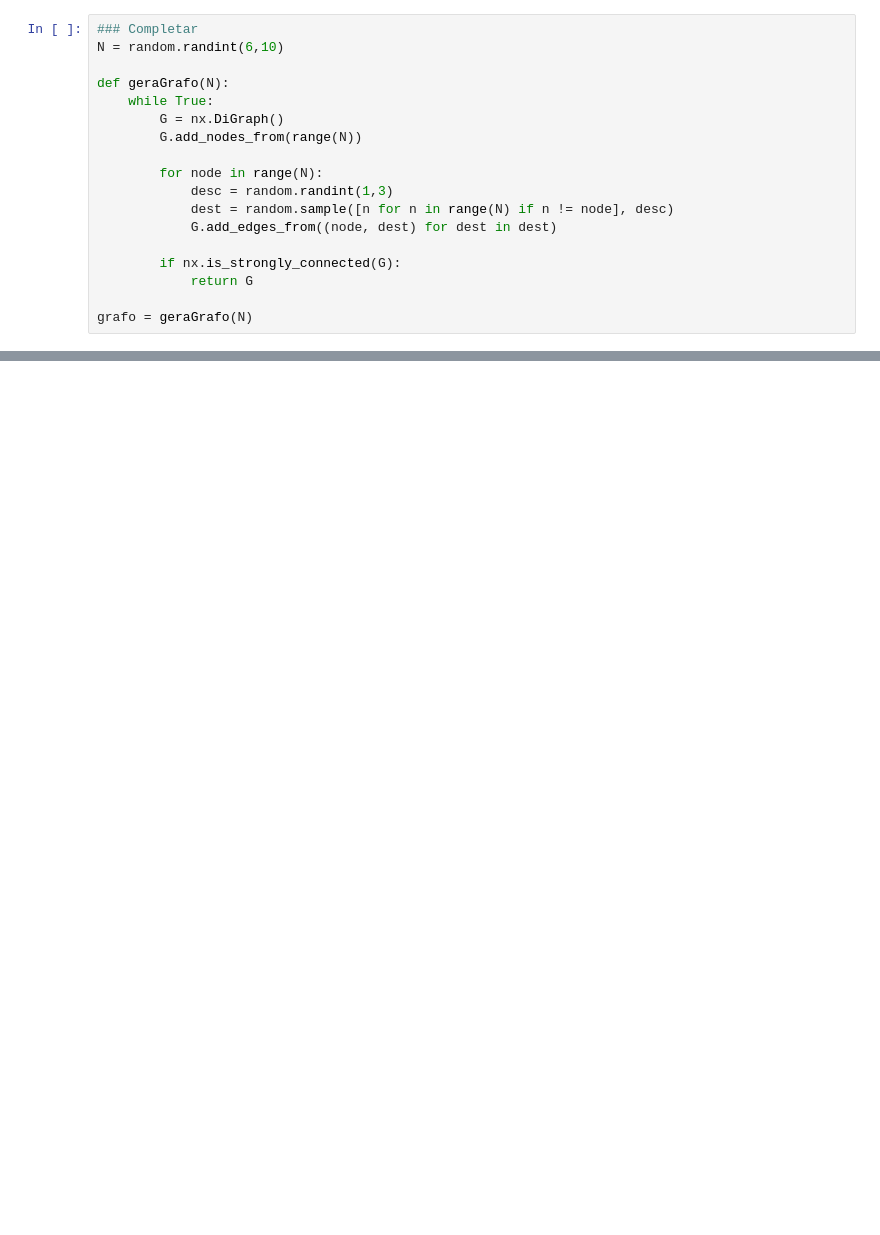
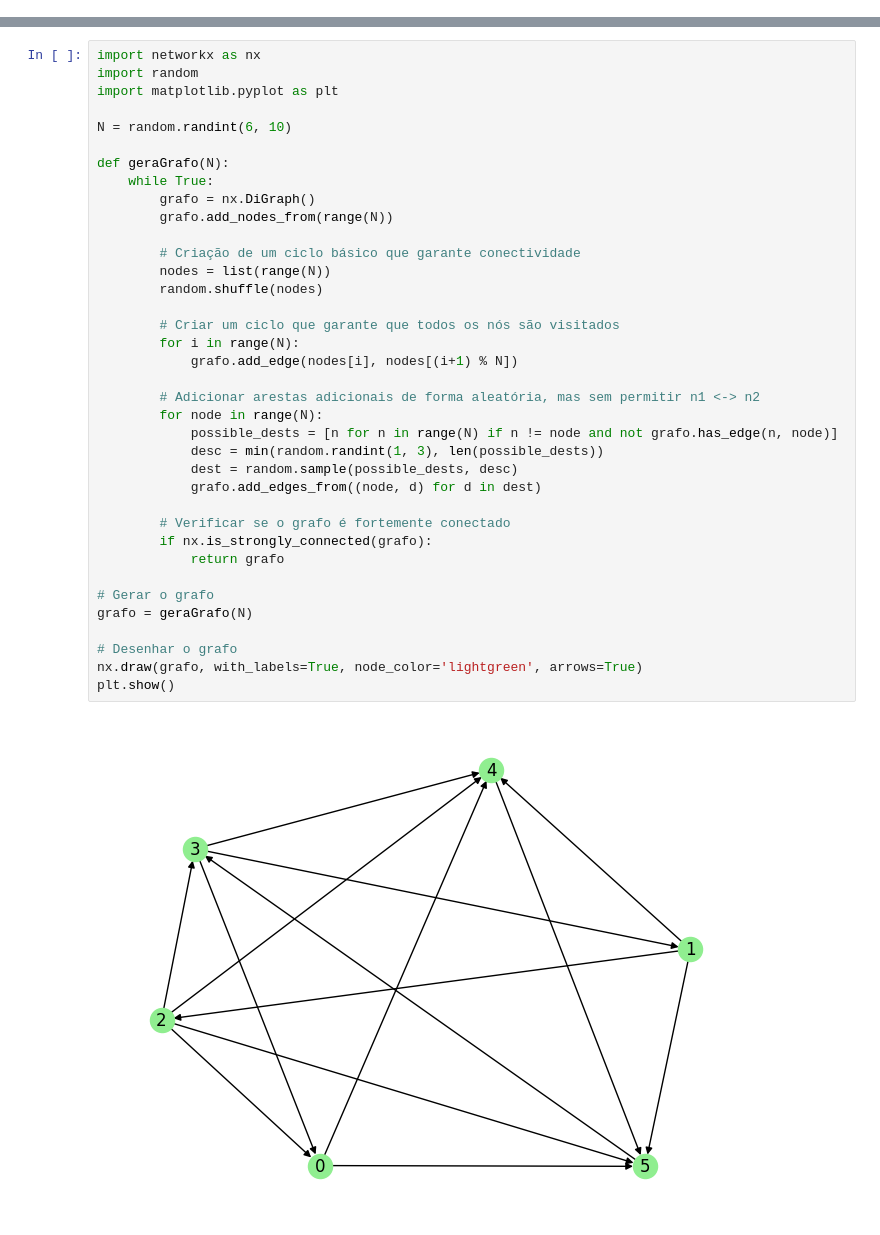
Before and after one commit to 27Nizzo/Logica-Comp.-TP-s, a Jupyter notebook: tp1pt2.ipynb, the cells around one changed output, grey strips where cells are left out. Drawn from its saved outputs; the diff is of its cells as text; blank space fills up the shorter version.

```diff
--- a/tp1pt2.ipynb
+++ b/tp1pt2.ipynb
@@ -26,18 +40,0 @@ import random
-# %%
-### Completar
-N = random.randint(6,10)
-
-def geraGrafo(N):
-    while True:
-        G = nx.DiGraph()
-        G.add_nodes_from(range(N))
-
-        for node in range(N):
-            desc = random.randint(1,3)
-            dest = random.sample([n for n in range(N) if n != node], desc)
-            G.add_edges_from((node, dest) for dest in dest)
-
-        if nx.is_strongly_connected(G):
-            return G
-
-grafo = geraGrafo(N)
@@ -81,0 +41,39 @@ plt.show()
+# %%
+import networkx as nx
+import random
+import matplotlib.pyplot as plt
+
+N = random.randint(6, 10)
+
+def geraGrafo(N):
+    while True:
+        grafo = nx.DiGraph()
+        grafo.add_nodes_from(range(N))
+
+        # Criação de um ciclo básico que garante conectividade
+        nodes = list(range(N))
+        random.shuffle(nodes)
+
+        # Criar um ciclo que garante que todos os nós são visitados
+        for i in range(N):
+            grafo.add_edge(nodes[i], nodes[(i+1) % N])
+
+        # Adicionar arestas adicionais de forma aleatória, mas sem permitir n1 <-> n2
+        for node in range(N):
+            possible_dests = [n for n in range(N) if n != node and not grafo.has_edge(n, node)]
+            desc = min(random.randint(1, 3), len(possible_dests))
+            dest = random.sample(possible_dests, desc)
+            grafo.add_edges_from((node, d) for d in dest)
+
+        # Verificar se o grafo é fortemente conectado
+        if nx.is_strongly_connected(grafo):
+            return grafo
+
+# Gerar o grafo
+grafo = geraGrafo(N)
+
+# Desenhar o grafo
+nx.draw(grafo, with_labels=True, node_color='lightgreen', arrows=True)
+plt.show()
+# %% [output]
+[figure, added]
```
Also changed, not shown: parts of 14 cells of this notebook.
